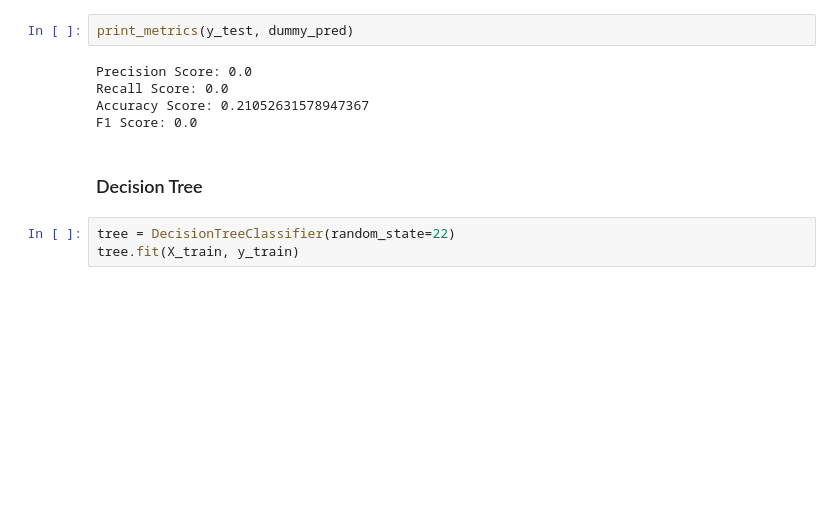
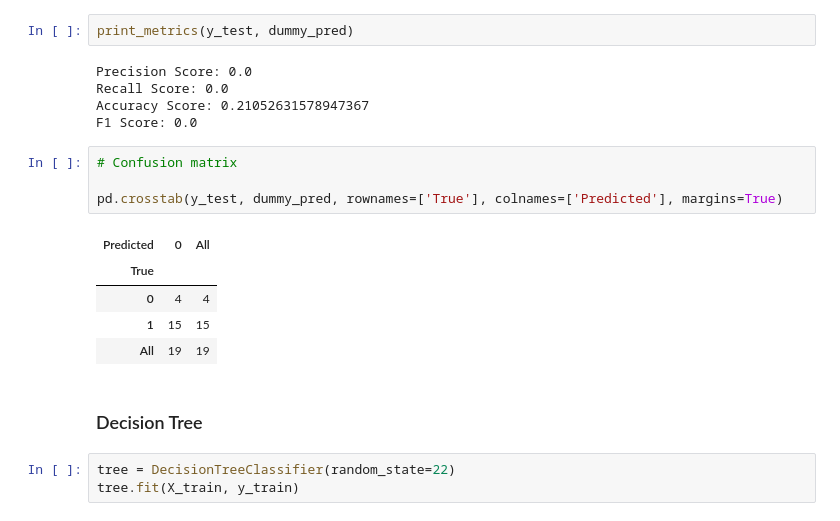
Before and after one commit to JonBebi/TrailerProphet, a Jupyter notebook: Twint.ipynb, the cells around one changed output. Drawn from its saved outputs; the diff is of its cells as text; blank space fills up the shorter version.

```diff
--- a/Twint.ipynb
+++ b/Twint.ipynb
@@ -672,6 +675,16 @@ Precision Score: 0.0
 Recall Score: 0.0
 Accuracy Score: 0.21052631578947367
 F1 Score: 0.0
+# %%
+# Confusion matrix
+
+pd.crosstab(y_test, dummy_pred, rownames=['True'], colnames=['Predicted'], margins=True)
+# %% [output]
+| Predicted | 0 | All |
+| True |  |  |
+| 0 | 4 | 4 |
+| 1 | 15 | 15 |
+| All | 19 | 19 |
 # %% [markdown]
 ### Decision Tree
 # %%
```
Also changed, not shown: parts of 34 cells of this notebook.
